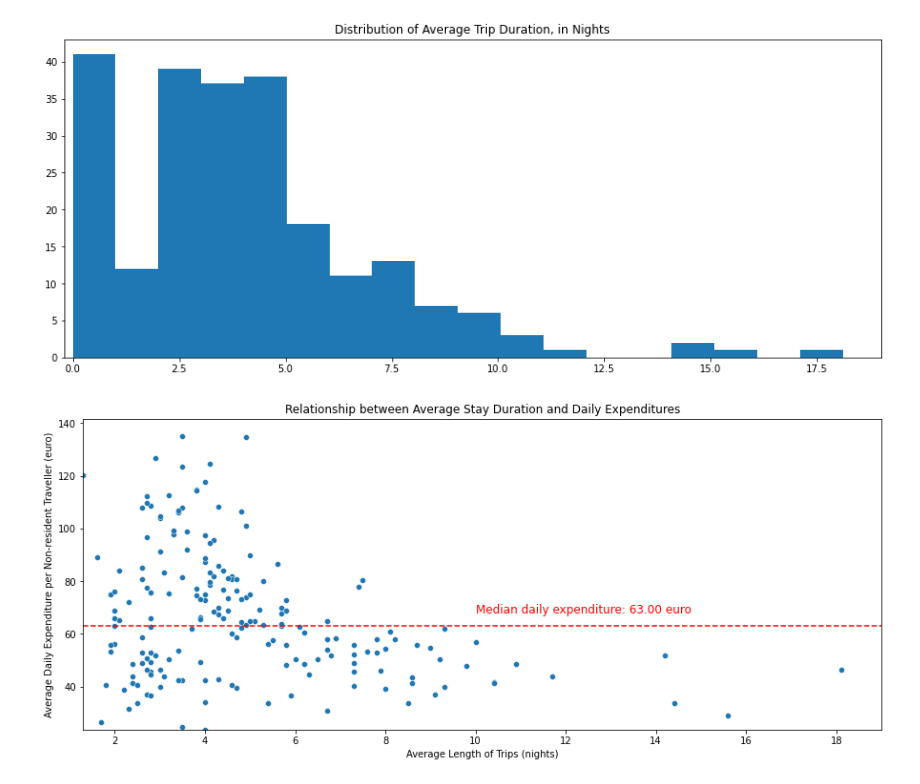
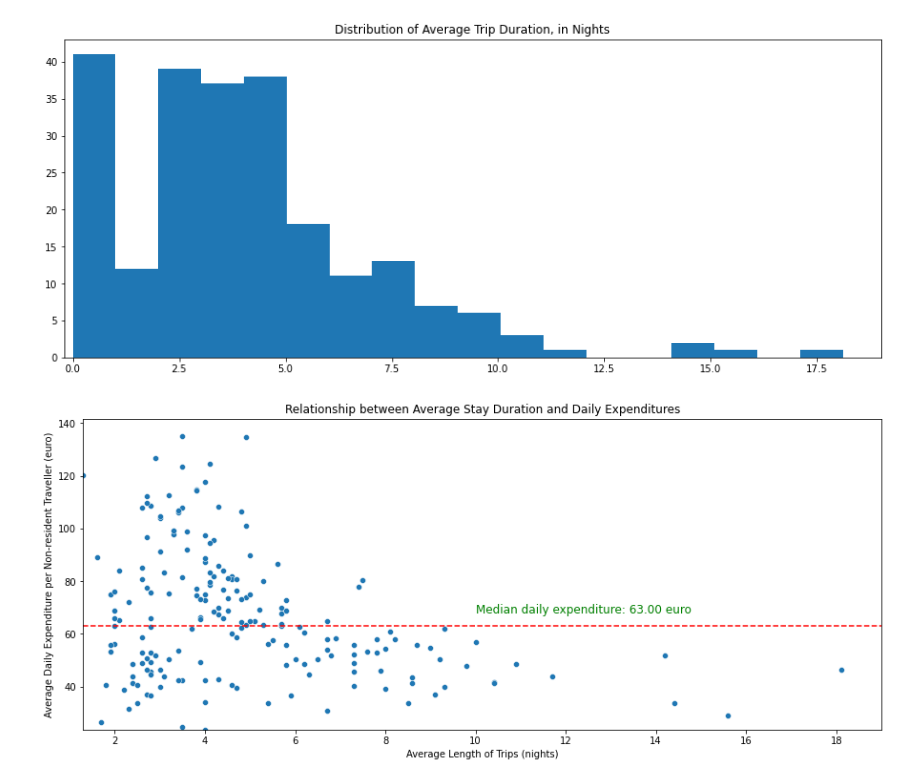
Before and after one commit to TaniaS-LV/Accenture_Bootcamp_FinalProject, a Jupyter notebook: Final_Project.ipynb, the cells around one changed output. Cells and saved outputs as stored; diff of their text form; code cells hidden in the pictures.

```diff
--- a/Final_Project.ipynb
+++ b/Final_Project.ipynb
@@ -282,24 +282,25 @@ plt.title('Distribution of Average Trip Duration, in Nights');
 # %% [output]
 [figure]
 # %%
+data = tua030_agg
 plt.figure(figsize=(15, 6))
 
 # Create scatter plot
 sns.scatterplot(y='Average daily expenditure per non-resident traveller, euro', x='Average length of trips, nights', data=data)
 
 # Set x and y-axis limits
 plt.ylim(ymin = data[data['Average daily expenditure per non-resident traveller, euro']!=0]['Average daily expenditure per non-resident traveller, euro'].min())
 plt.xlim(xmin = data[data['Average length of trips, nights']!=0]['Average length of trips, nights'].min())
 
 # Set x and y labels
 plt.ylabel('Average Daily Expenditure per Non-resident Traveller (euro)')
 plt.xlabel('Average Length of Trips (nights)')
 plt.title("Relationship between Average Stay Duration and Daily Expenditures")
 
 median_expenditure = np.median(data[data['Average daily expenditure per non-resident traveller, euro']!=0]['Average daily expenditure per non-resident traveller, euro'])
 plt.axhline(y=median_expenditure, color='r', linestyle='--')
-plt.text(10, median_expenditure + 5, f'Median daily expenditure: {median_expenditure:.2f} euro', color='r', fontsize=12)
+plt.text(10, median_expenditure + 5, f'Median daily expenditure: {median_expenditure:.2f} euro', color='green', fontsize=12)
 # Show plot
 plt.show()
 # %% [output]
-[figure, old version]
+[figure, new version]
```
Also changed, not shown: parts of 5 cells of this notebook.
